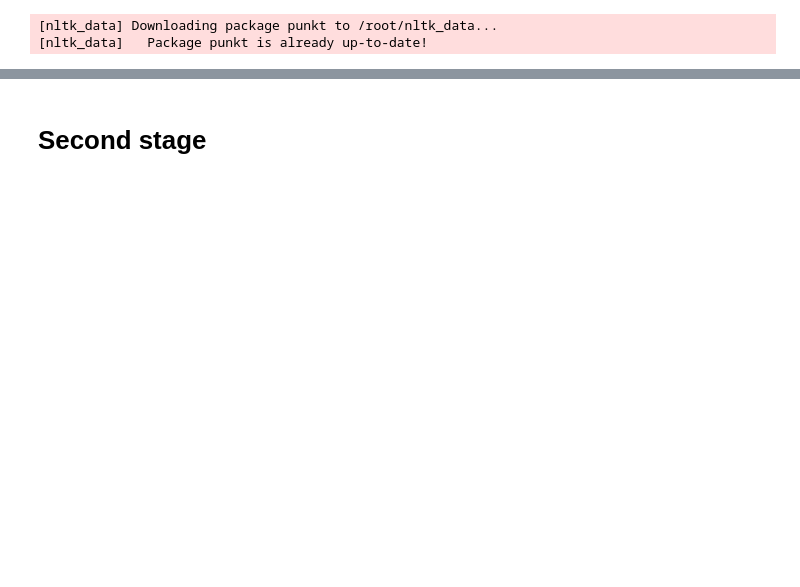
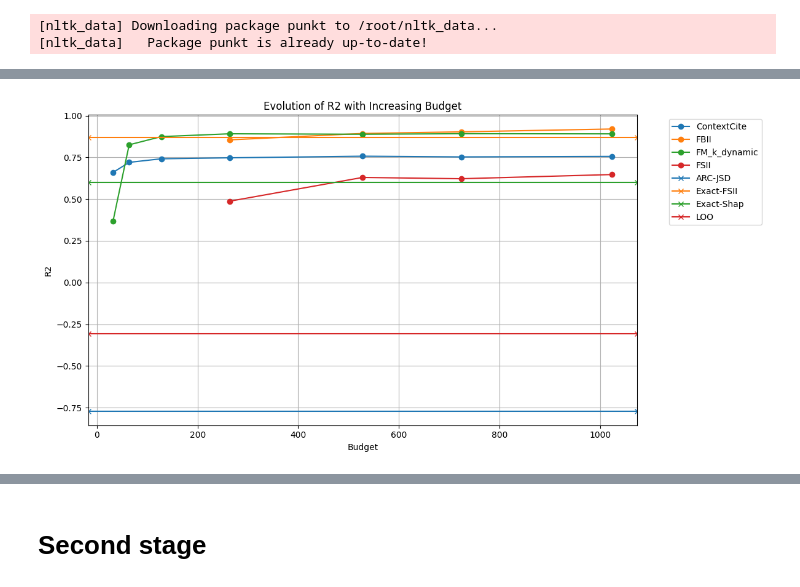
Before and after one commit to iNema9590/LLMX, a Jupyter notebook: Notebooks/musique_shap.ipynb, the cells around one changed output, grey strips where cells are left out. Drawn from its saved outputs; the diff is of its cells as text; code cells hidden in the pictures; blank space fills up the shorter version.

```diff
--- a/Notebooks/musique_shap.ipynb
+++ b/Notebooks/musique_shap.ipynb
@@ -503,0 +492,4 @@ See the caveats in the documentation: https://pandas.pydata.org/pandas-docs/stab
+# %%
+plot_metric("R2", "R2")
+# %% [output]
+[figure, added]
```
Also changed, not shown: parts of 22 cells of this notebook, 2 other files.
